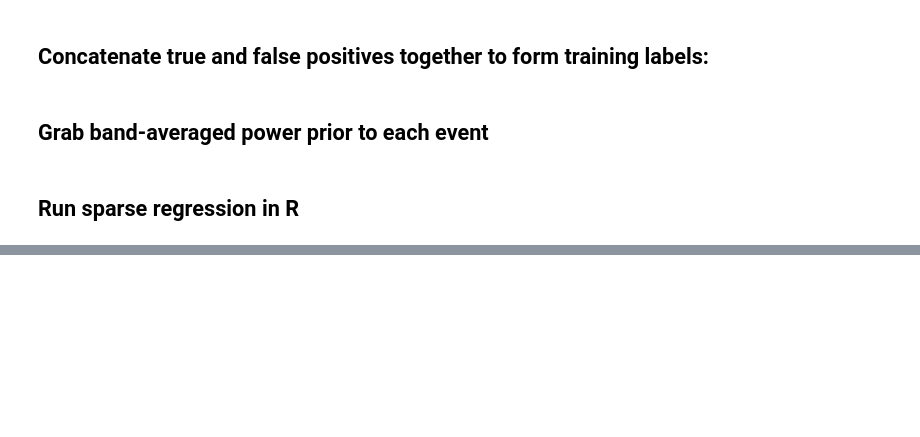
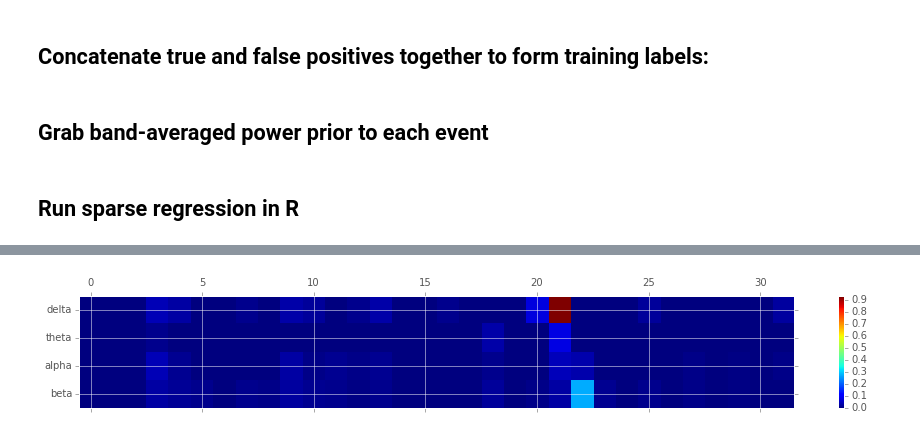
Before and after one commit to jmxpearson/hephys, a Jupyter notebook: bartc/LFP_classifier.ipynb, the cells around one changed output, grey strips where cells are left out. Drawn from its saved outputs; the diff is of its cells as text; code cells hidden in the pictures; blank space fills up the shorter version.

```diff
--- a/bartc/LFP_classifier.ipynb
+++ b/bartc/LFP_classifier.ipynb
@@ -124,0 +126,13 @@ plt.ylabel('True Positive Rate');
+# %%
+%%R -d coef_grid
+df <- extract_coeffs(fitobj)
+
+# now reorder channels based on hierarchical clustering
+coef_grid <- cast(df, channel ~ band)
+# %%
+cg = pd.DataFrame(coef_grid)
+plt.matshow(np.abs(cg.values[:, 1:].T), aspect='auto');
+plt.yticks(range(len(filters)), filters);
+plt.colorbar();
+# %% [output]
+[figure, added]
```
Also changed, not shown: parts of 5 cells of this notebook.
